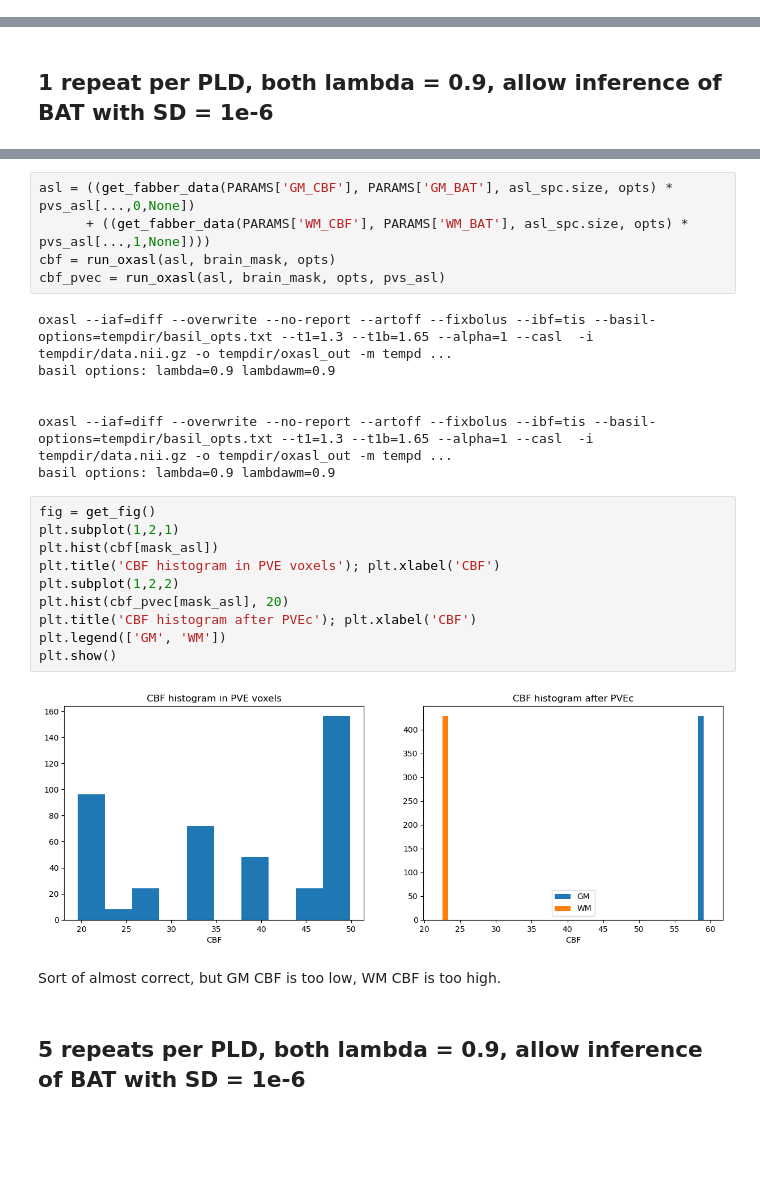
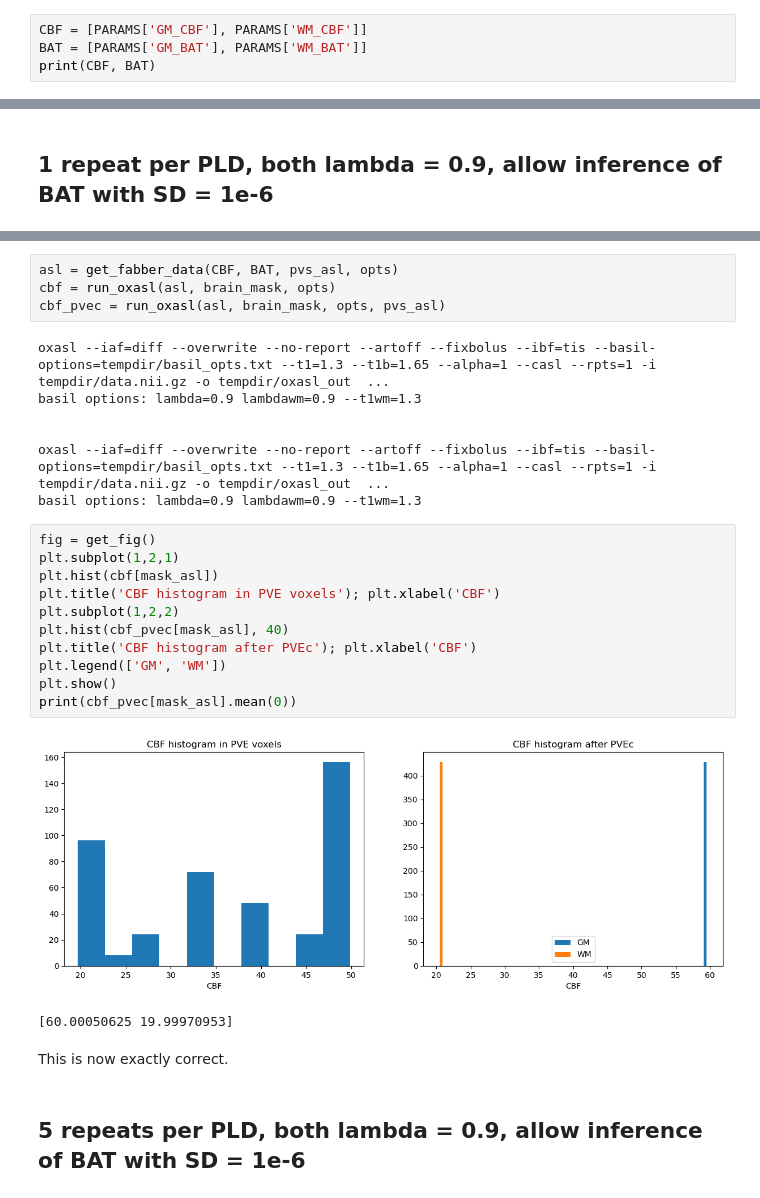
Before and after one commit to tomfrankkirk/pvec_problems, a Jupyter notebook: basil_problems.ipynb, the cells around one changed output, grey strips where cells are left out. Drawn from its saved outputs; the diff is of its cells as text; blank space fills up the shorter version.

```diff
--- a/basil_problems.ipynb
+++ b/basil_problems.ipynb
@@ -37,0 +28,4 @@ print(PARAMS)
+# %%
+CBF = [PARAMS['GM_CBF'], PARAMS['WM_CBF']]
+BAT = [PARAMS['GM_BAT'], PARAMS['WM_BAT']]
+print(CBF, BAT)
@@ -61,29 +59,30 @@ opts
 # %%
-asl = ((get_fabber_data(PARAMS['GM_CBF'], PARAMS['GM_BAT'], asl_spc.size, opts) * pvs_asl[...,0,None])
-      + ((get_fabber_data(PARAMS['WM_CBF'], PARAMS['WM_BAT'], asl_spc.size, opts) * pvs_asl[...,1,None])))
+asl = get_fabber_data(CBF, BAT, pvs_asl, opts)
 cbf = run_oxasl(asl, brain_mask, opts)
 cbf_pvec = run_oxasl(asl, brain_mask, opts, pvs_asl)
 # %% [output]
-oxasl --iaf=diff --overwrite --no-report --artoff --fixbolus --ibf=tis --basil-options=tempdir/basil_opts.txt --t1=1.3 --t1b=1.65 --alpha=1 --casl  -i tempdir/data.nii.gz -o tempdir/oxasl_out -m tempd ...
-basil options: lambda=0.9 lambdawm=0.9
+oxasl --iaf=diff --overwrite --no-report --artoff --fixbolus --ibf=tis --basil-options=tempdir/basil_opts.txt --t1=1.3 --t1b=1.65 --alpha=1 --casl --rpts=1 -i tempdir/data.nii.gz -o tempdir/oxasl_out  ...
+basil options: lambda=0.9 lambdawm=0.9 --t1wm=1.3
 
 
-oxasl --iaf=diff --overwrite --no-report --artoff --fixbolus --ibf=tis --basil-options=tempdir/basil_opts.txt --t1=1.3 --t1b=1.65 --alpha=1 --casl  -i tempdir/data.nii.gz -o tempdir/oxasl_out -m tempd ...
-basil options: lambda=0.9 lambdawm=0.9
+oxasl --iaf=diff --overwrite --no-report --artoff --fixbolus --ibf=tis --basil-options=tempdir/basil_opts.txt --t1=1.3 --t1b=1.65 --alpha=1 --casl --rpts=1 -i tempdir/data.nii.gz -o tempdir/oxasl_out  ...
+basil options: lambda=0.9 lambdawm=0.9 --t1wm=1.3
 # %%
 fig = get_fig()
 plt.subplot(1,2,1)
 plt.hist(cbf[mask_asl])
 plt.title('CBF histogram in PVE voxels'); plt.xlabel('CBF')
 plt.subplot(1,2,2)
-plt.hist(cbf_pvec[mask_asl], 20)
+plt.hist(cbf_pvec[mask_asl], 40)
 plt.title('CBF histogram after PVEc'); plt.xlabel('CBF')
 plt.legend(['GM', 'WM'])
 plt.show()
+print(cbf_pvec[mask_asl].mean(0))
 # %% [output]
-[figure, old version]
+[figure, new version]
+[60.00050625 19.99970953]
-# %% [markdown]
-Sort of almost correct, but GM CBF is too low, WM CBF is too high.
+# %% [markdown]
+This is now exactly correct.
 # %% [markdown]
 ## 5 repeats per PLD, both lambda = 0.9, allow inference of BAT with SD = 1e-6
 # %%
```
Also changed, not shown: parts of 21 cells of this notebook, 1 other file.
